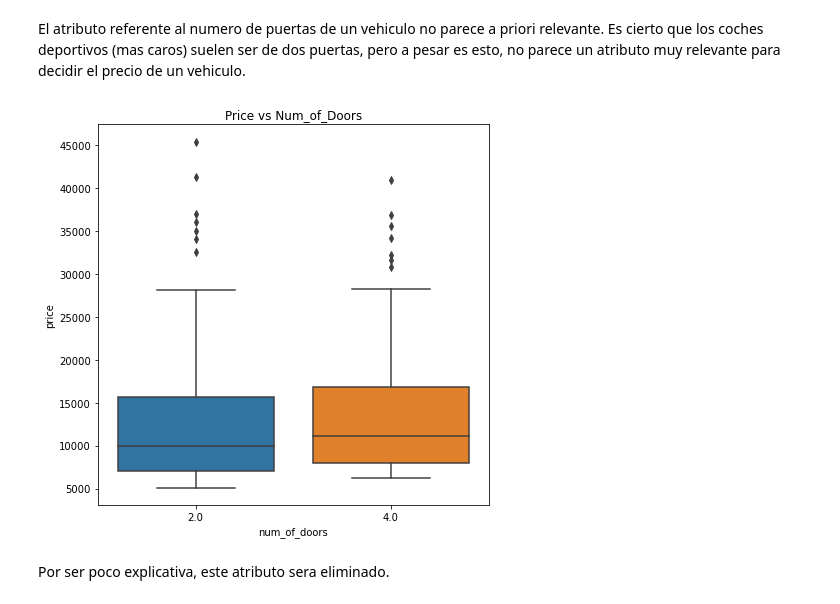
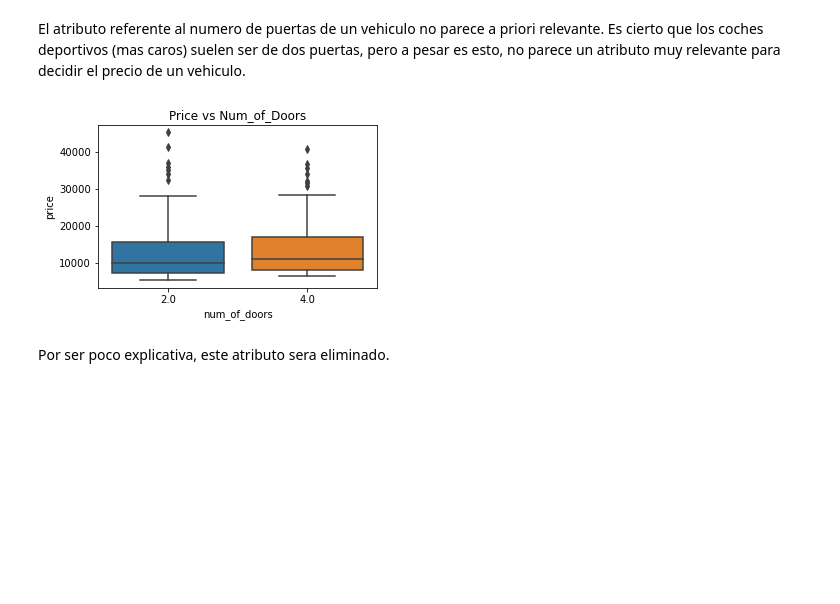
Before and after one commit to foster99/APA-FIB, a Jupyter notebook: pre_processing.ipynb, the cells around one changed output. Cells and saved outputs as stored; diff of their text form; code cells hidden in the pictures; blank space fills up the shorter version.

```diff
--- a/pre_processing.ipynb
+++ b/pre_processing.ipynb
@@ -485,10 +485,10 @@ sn.scatterplot(x='price', y="horsepower", data=data_no_OH).set_title('Price for
 # %% [markdown]
 El atributo referente al numero de puertas de un vehiculo no parece a priori relevante. Es cierto que los coches deportivos (mas caros) suelen ser de dos puertas, pero a pesar es esto, no parece un atributo muy relevante para decidir el precio de un vehiculo.
 # %%
-plt.rcParams['figure.figsize']=(7,7)
+plt.rcParams['figure.figsize']=(5,3)
 sn.boxplot(x="num_of_doors", y='price', data=data_no_OH).set_title('Price vs Num_of_Doors');
 # %% [output]
-[figure, old version]
+[figure, new version]
 # %% [markdown]
 Por ser poco explicativa, este atributo sera eliminado.
 # %%
```
Also changed, not shown: parts of 11 cells of this notebook, 32 other files.
